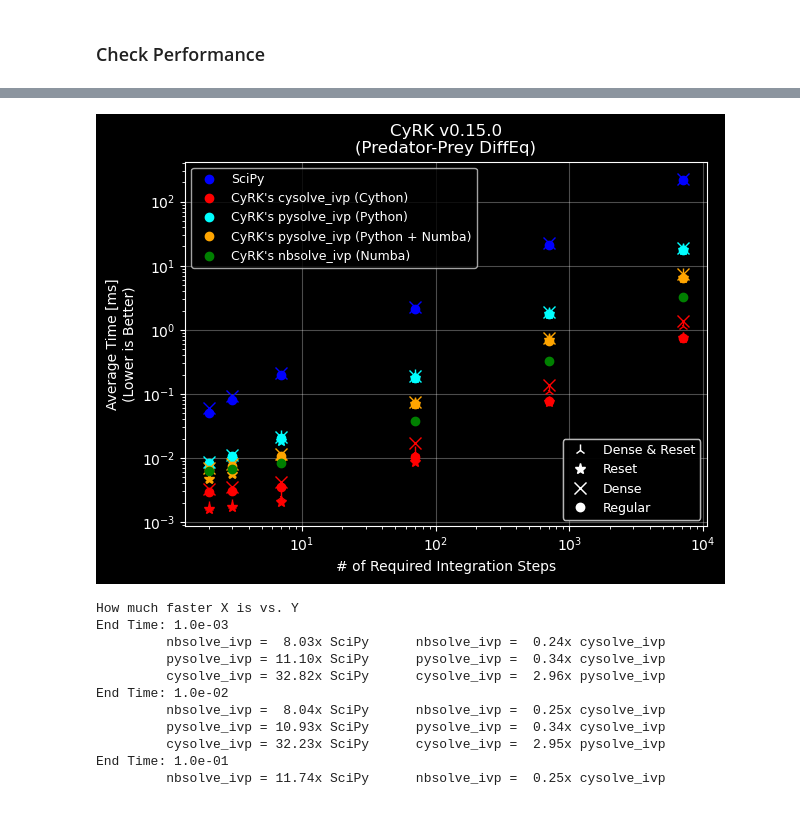
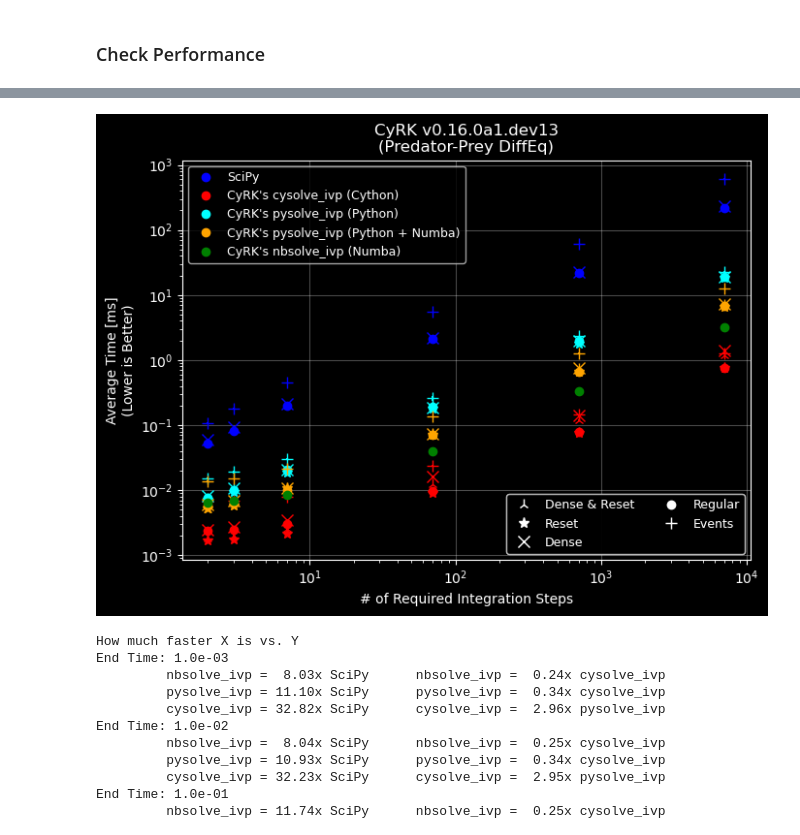
Before and after one commit to jrenaud90/CyRK, a Jupyter notebook: Benchmarks/CyRK - SciPy Comparison.ipynb, the cells around one changed output, grey strips where cells are left out. Drawn from its saved outputs; the diff is of its cells as text; code cells hidden in the pictures.

Commit message:
Added bechmarks for events

```diff
--- a/Benchmarks/CyRK - SciPy Comparison.ipynb
+++ b/Benchmarks/CyRK - SciPy Comparison.ipynb
@@ -60,6 +60,24 @@ if use_pendulum:
         dy[1] = (-3. * g / (2. * l)) * np.sin(y0) + (3. / (m * l**2)) * torque
         return dy
 
+    def event1_check(t, y):
+        if y[0] > 0.0:
+            return 0
+        return 1
+
+    def event2_check(t, y):
+        if y[1] < 0.0:
+            return 0
+        return 1
+
+    def event3_check(t, y):
+        if t > 5.0:
+            return 0
+        else:
+            return 1
+    events = (event1_check, event2_check, event3_check)
+    events_njit = (njit(event1_check), njit(event2_check), njit(event3_check))
+
 else:
     initial_conds = np.asarray((20., 20.), dtype=np.float64)
     args = tuple()
@@ -89,6 +107,24 @@ else:
         dy[1] = (0.02 * y[0] - 1.) * y[1]
         return dy
 
+    def event1_check(t, y):
+        if y[0] > 50.0:
+            return 0
+        return 1
+
+    def event2_check(t, y):
+        if y[1] < 50.0:
+            return 0
+        return 1
+
+    def event3_check(t, y):
+        if t > 5.0:
+            return 0
+        else:
+            return 1
+    events = (event1_check, event2_check, event3_check)
+    events_njit = (njit(event1_check), njit(event2_check), njit(event3_check))
+
 
 # Create plotting routine
 def diff_plot(t, y, fig_name=None):
@@ -300,7 +368,8 @@ from CyRK import version
 import matplotlib.lines as mlines
 
 version_filesafe = version.replace('.', '-')
-fig, ax = plt.subplots()
+scale = 1.1
+fig, ax = plt.subplots(figsize=(6.4*scale, 4.8*scale))
 plot_vs_steps = True
 
 color_handles_dict = dict()
@@ -308,7 +377,8 @@ type_handles = [
     mlines.Line2D([], [], color='w', marker='2', linestyle='None', markersize=8, label='Dense & Reset'),
     mlines.Line2D([], [], color='w', marker='*', linestyle='None', markersize=8, label='Reset'),
     mlines.Line2D([], [], color='w', marker='x', linestyle='None', markersize=8, label='Dense'),
-    mlines.Line2D([], [], color='w', marker='o', linestyle='None', markersize=None, label='Regular')
+    mlines.Line2D([], [], color='w', marker='o', linestyle='None', markersize=None, label='Regular'),
+    mlines.Line2D([], [], color='w', marker='+', linestyle='None', markersize=8, label='Events')
 ]
 
 for key_, style_data in styles.items():
@@ -323,35 +393,35 @@ for key_, style_data in styles.items():
     if plot_vs_steps:
         ax.errorbar(step_array[1:], time_array[1:], yerr=error_array[1:], c=color, label=nice_name, fmt=marker, markersize=marker_size)
     else:
         ax.errorbar(end_times, sci_times, yerr=error_array, c=color, label=nice_name, fmt=marker, markersize=marker_size)
 
 if use_pendulum:
     title_name = f'CyRK v{version}\n(Pendulum DiffEq)'
 else:
     title_name = f'CyRK v{version}\n(Predator-Prey DiffEq)'
 
 if plot_vs_steps:
     ax.set(ylabel='Average Time [ms]\n(Lower is Better)', xlabel='# of Required Integration Steps', xscale='log', yscale='log')
 else:
     ax.set(ylabel='Average Time [ms]\n(Lower is Better)', xlabel='Integration Domain Size', xscale='log', yscale='log')
     ax.set_xticks((1e-3, 1e-2, 1e-1, 1e0, 1e1, 1e2, 1e3, 1e4, 1e5))
 ax.grid(alpha=0.3)
 # ax.set_xlim(ax.get_xlim()[::-1])
 
 legend1 = plt.legend(handles=color_handles_dict.values(), loc='upper left', fontsize=9)
-legend2 = plt.legend(handles=type_handles, loc='lower right', fontsize=9)
+legend2 = plt.legend(handles=type_handles, loc='lower right', fontsize=9, ncol=2)
 ax.add_artist(legend1)
 ax.add_artist(legend2)
 
 ax.set(title=title_name)
 fig.tight_layout()
 if use_pendulum:
     fig.savefig(f'CyRK_SciPy_Compare_pendulum_v{version_filesafe}.png')
 else:
     fig.savefig(f'CyRK_SciPy_Compare_predprey_v{version_filesafe}.png')
 plt.show()
 # %% [output]
-[figure, old version]
+[figure, new version]
 # %%
 # Print Differences
 print('How much faster X is vs. Y')
```
Also changed, not shown: parts of 2 cells of this notebook, 11 other files.
